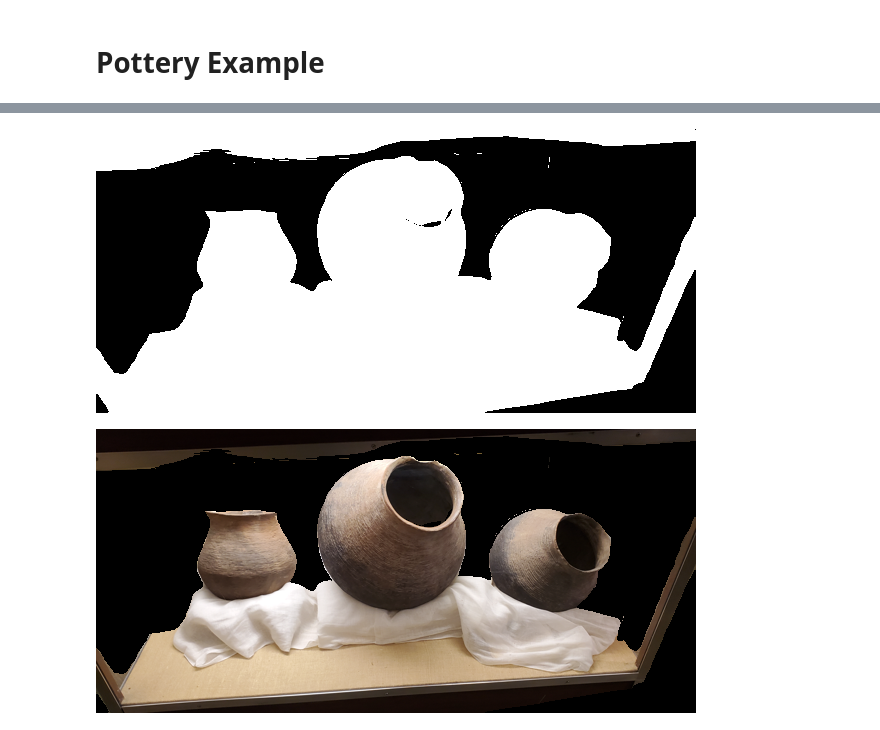
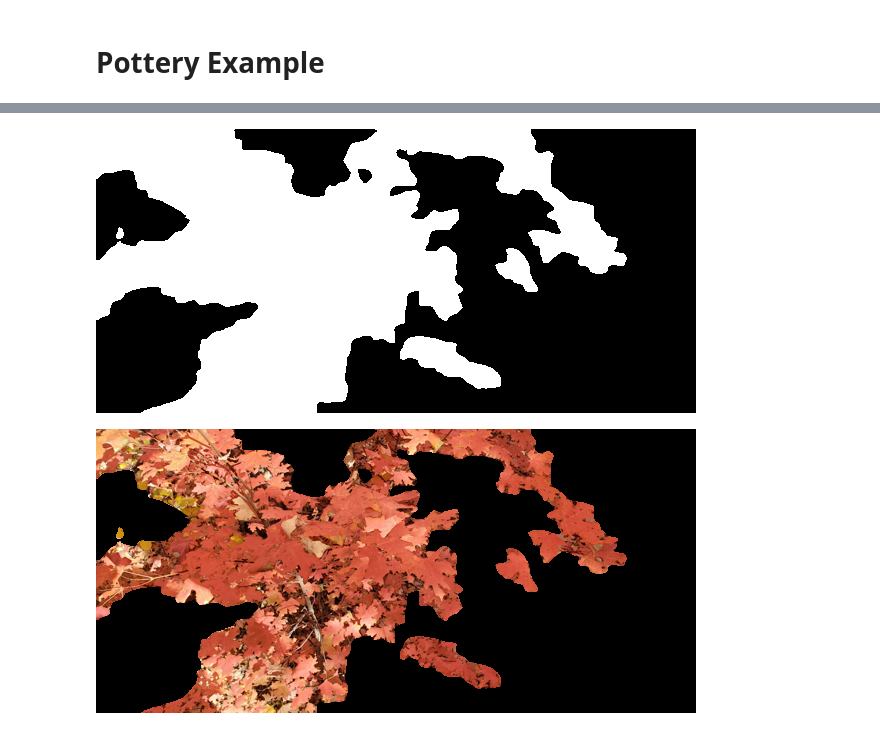
Before and after one commit to zmadscientist/DinosaurDepthMapClipping, a Jupyter notebook: dpt_dino.ipynb, the cells around one changed output, grey strips where cells are left out. Cells and saved outputs as stored; diff of their text form; code cells hidden in the pictures.

```diff
--- a/dpt_dino.ipynb
+++ b/dpt_dino.ipynb
@@ -99,8 +146,10 @@ out.convert('RGB').show()
 # %% [markdown]
 # Pottery Example
 # %%
-path = "image/Pottery_20231001_135018.jpg" #Pottery
-image = Image.open(path)
+#path = "image/Pottery_20231001_135018.jpg" #Pottery
+path = "image/Autumn_NM2_20231021_152718.jpg"
+#image = Image.open(path)
+image = Image.open(path).convert("RGB")
 MAX_SIZE = (600, 400)
 
 image.thumbnail(MAX_SIZE)
@@ -149,15 +201,13 @@ depth
 # %%
-Threshold = 155 # use 155 for Pottery
+Threshold = 90 # use 155 for Pottery
 a = np.array(depth)
-b = np.where(a>Threshold,a,0)
-b[b>Threshold] = 255
+b = np.where(a>Threshold,a,0) # if depth is above a certain threshold of white put bool in b
+b[b>=Threshold] = 255 #set above threshold to white 255
 mask = Image.fromarray(b).convert('L')
 black = Image.fromarray(a*0).convert('L')
 mask.convert('RGB').show()
+out = Image.composite(image.convert('RGB'), black.convert('RGB'), mask.convert('1'))
+out.convert('RGB').show()
 # %% [output]
-[figure, old version]
+[figure, new version]
+[figure, added]
-# %%
-out = Image.composite(image.convert('RGB'), black.convert('RGB'), mask.convert('1'))
-out.convert('RGB').show()
-# %% [output]
-[figure, removed]
```
Also changed, not shown: parts of 13 cells of this notebook, 19 other files.
